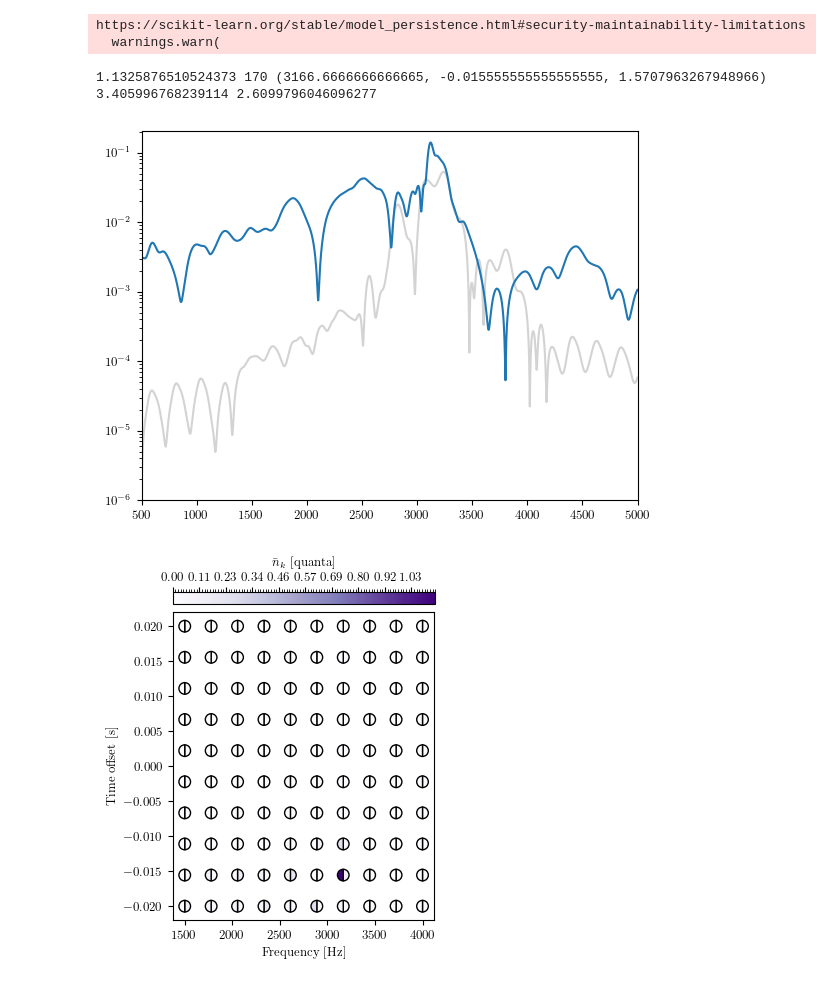
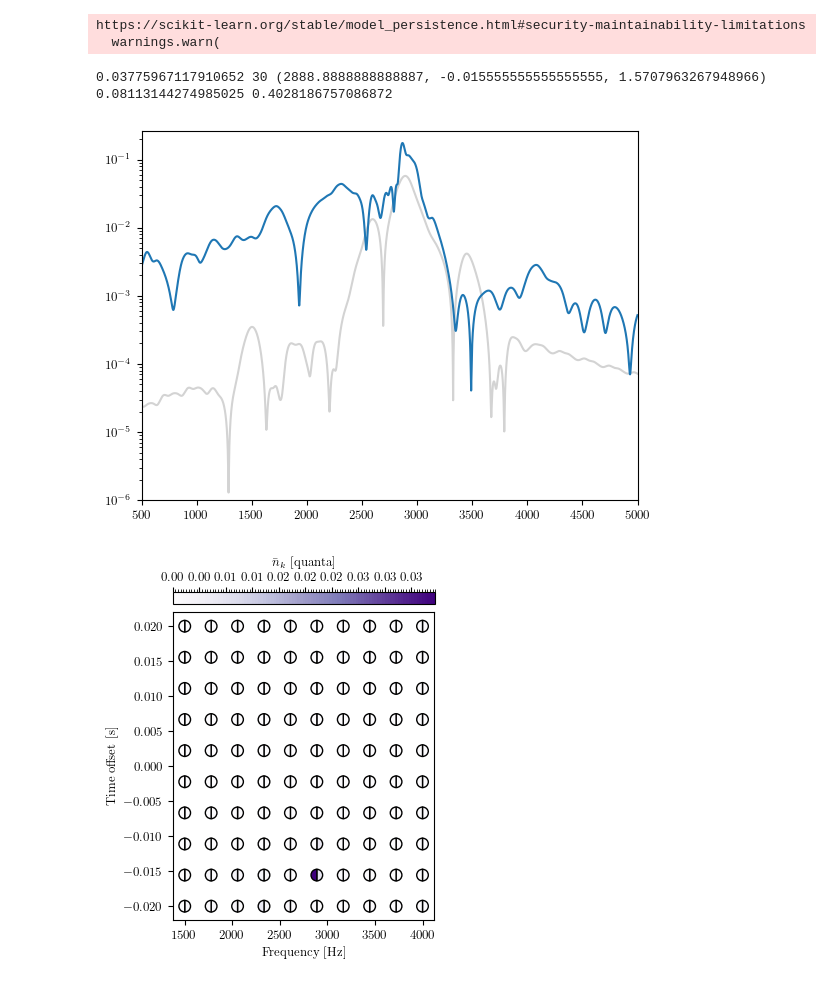
Before and after one commit to ethanpayne42/GWPhotonCounting, a Jupyter notebook: examples/simple_example.ipynb, the cells around one changed output. Cells and saved outputs as stored; diff of their text form; code cells hidden in the pictures.

```diff
--- a/examples/simple_example.ipynb
+++ b/examples/simple_example.ipynb
@@ -32,14 +14,14 @@ import lal
 # %%
 LorentzianModel = GWPhotonCounting.signal.PostMergerLorentzian()
 
-KNNModel = GWPhotonCounting.signal.PostMergerKNN()
+KNNModel = GWPhotonCounting.signal.PostMergerKNN(knn_file_path='/Users/ethanpayneadmin/Research/code_libraries/apr4_knn_gw_model_2024/KNN_Models/APR4-knn_model-N100')
 # %% [output]
 https://scikit-learn.org/stable/model_persistence.html#security-maintainability-limitations
   warnings.warn(
 # %%
-PM_strain = KNNModel.generate_strain(detector, frequencies, 2.4, 0, 1e-2, 0, 0.5,0.0, 0.0)
+PM_strain = KNNModel.generate_strain(detector, frequencies, 2.4, 0, 1e-1, 0, 0.5,0.0, 0.0)
 
-#PM_strain = LorentzianModel.generate_strain(detector, frequencies, 2.75e3, 100, 1e-21, 0, 0)
+#PM_strain = LorentzianModel.generate_strain(detector, frequencies, 3e3, 100, 5e-22, 0, 0)[0]
 
 #PM_strain = 1e-24 * detector.filter_functions[0]
 # %%
@@ -48,8 +30,8 @@ expected_signal_photon_count = detector.calculate_signal_photon_expectation(PM_s
 print(jnp.max(expected_signal_photon_count),jnp.argmax(expected_signal_photon_count), detector.filter_labels[jnp.argmax(expected_signal_photon_count)])
 print(jnp.sum(expected_signal_photon_count), jnp.sqrt(jnp.sum(expected_signal_photon_count)*2))
 # %% [output]
-1.1325876510524373 170 (3166.6666666666665, -0.015555555555555555, 1.5707963267948966)
-3.405996768239114 2.6099796046096277
+0.03775967117910652 30 (2888.8888888888887, -0.015555555555555555, 1.5707963267948966)
+0.08113144274985025 0.4028186757086872
 # %%
 plt.semilogy(frequencies, jnp.abs(PM_strain)/jnp.sum(jnp.abs(PM_strain))*1e2)
 plt.xlim(500,5000)
@@ -57,10 +39,10 @@ plt.ylim(1e-6,)
 plt.semilogy(frequencies, jnp.abs(detector.filter_functions[jnp.argmax(expected_signal_photon_count)]).T, color='lightgrey',zorder=-100)
 plt.show()
 # %% [output]
-[figure, old version]
+[figure, new version]
 # %%
 # Make plot for the n_exp_photons
 
-fig = GWPhotonCounting.plotting.generate_count_plot(expected_signal_photon_count, detector)
+fig = GWPhotonCounting.plotting.generate_count_plot((expected_signal_photon_count), detector)
 # %% [output]
-[figure, old version]
+[figure, new version]
```
Also changed, not shown: parts of 15 cells of this notebook, 2 other files.
